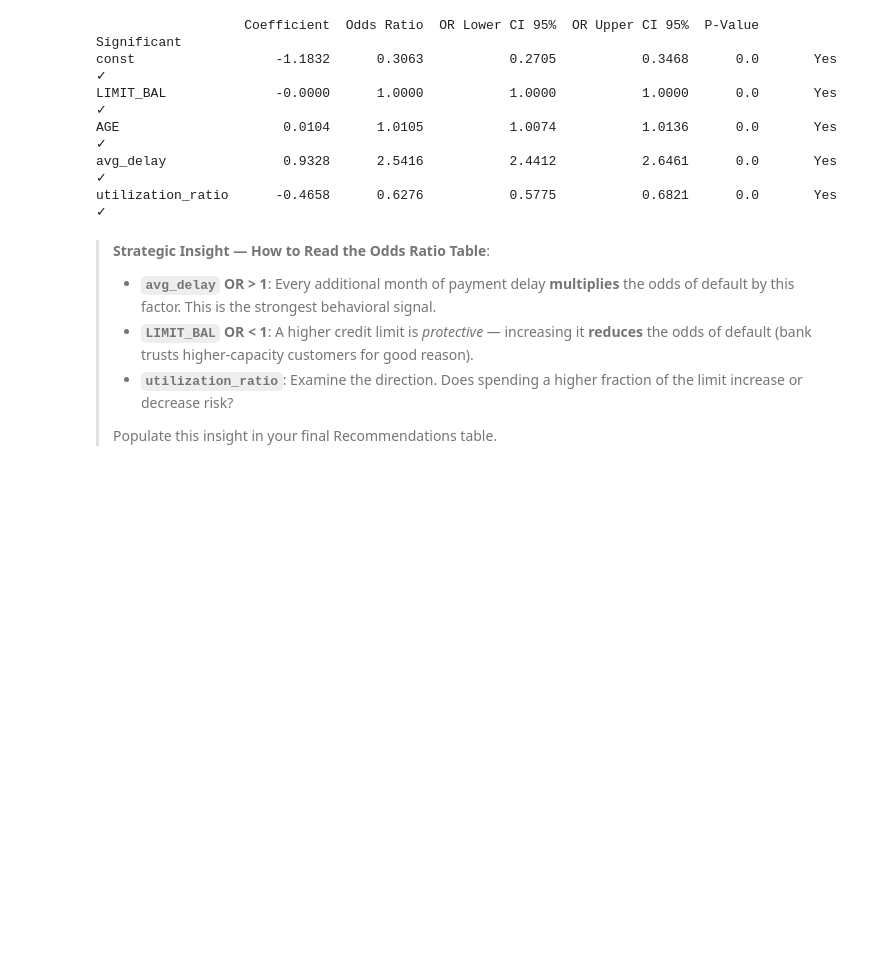
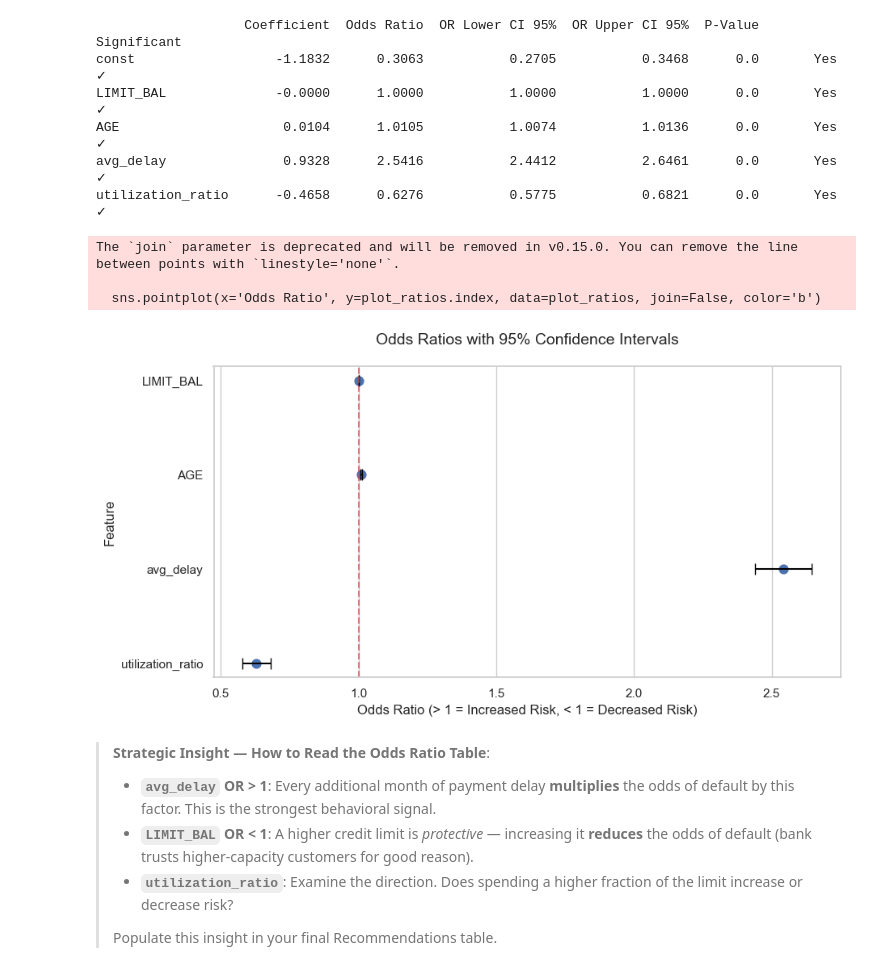
Before and after one commit to mrstrange1708/SectionD_G-3_UCI_Credit_Card., a Jupyter notebook: notebooks/04_statistical_analysis.ipynb, the cells around one changed output. Drawn from its saved outputs; the diff is of its cells as text; code cells hidden in the pictures; blank space fills up the shorter version.

```diff
--- a/notebooks/04_statistical_analysis.ipynb
+++ b/notebooks/04_statistical_analysis.ipynb
@@ -192,6 +192,33 @@ LIMIT_BAL              -0.0000      1.0000           1.0000           1.0000
 AGE                     0.0104      1.0105           1.0074           1.0136      0.0       Yes ✓
 avg_delay               0.9328      2.5416           2.4412           2.6461      0.0       Yes ✓
 utilization_ratio      -0.4658      0.6276           0.5775           0.6821      0.0       Yes ✓
+# %%
+import matplotlib.pyplot as plt
+import seaborn as sns
+
+# Reset styling for this notebook
+sns.set_theme(style="whitegrid")
+
+plt.figure(figsize=(10, 5))
+# Remove 'const' from plot for clarity
+plot_ratios = odds_ratios.drop('const', errors='ignore')
+
+sns.pointplot(x='Odds Ratio', y=plot_ratios.index, data=plot_ratios, join=False, color='b')
+plt.errorbar(x=plot_ratios['Odds Ratio'], y=range(len(plot_ratios)),
+             xerr=[plot_ratios['Odds Ratio'] - plot_ratios['OR Lower CI 95%'],
+                   plot_ratios['OR Upper CI 95%'] - plot_ratios['Odds Ratio']],
+             fmt='none', ecolor='black', capsize=5)
+
+plt.axvline(1, color='r', linestyle='--', alpha=0.7)
+plt.title('Odds Ratios with 95% Confidence Intervals', pad=20, fontsize=14)
+plt.xlabel('Odds Ratio (> 1 = Increased Risk, < 1 = Decreased Risk)', fontsize=12)
+plt.ylabel('Feature', fontsize=12)
+plt.show()
+# %% [output]
+The `join` parameter is deprecated and will be removed in v0.15.0. You can remove the line between points with `linestyle='none'`.
+
+  sns.pointplot(x='Odds Ratio', y=plot_ratios.index, data=plot_ratios, join=False, color='b')
+[figure, added]
 # %% [markdown]
 > **Strategic Insight — How to Read the Odds Ratio Table**:
 >
```
Also changed, not shown: parts of 8 cells of this notebook.
